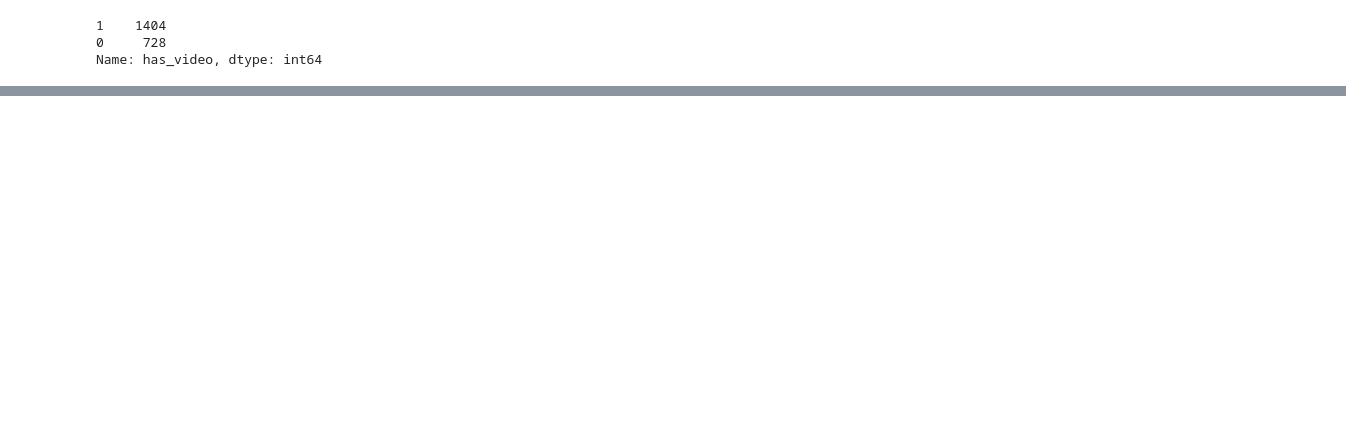
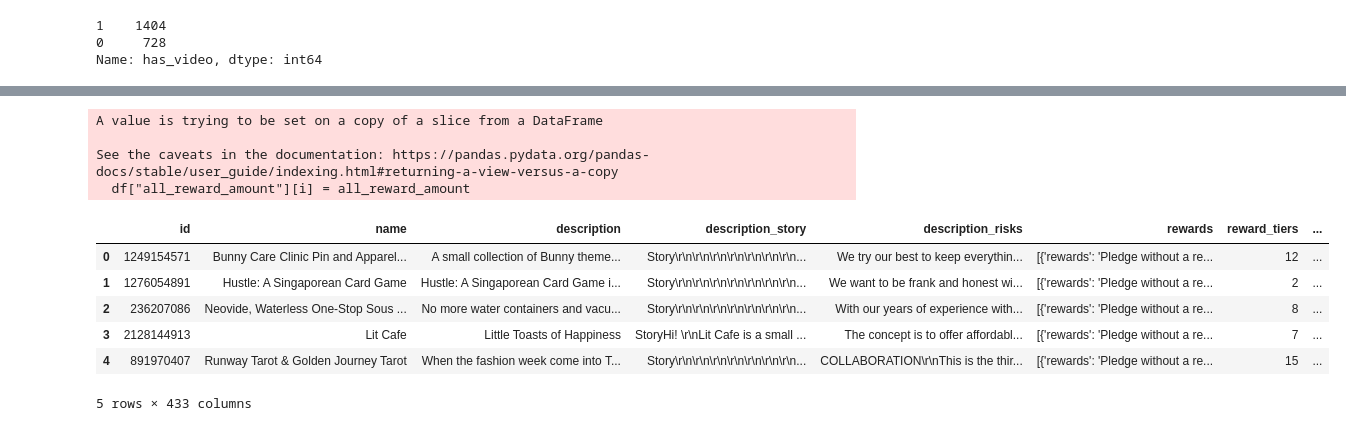
Before and after one commit to bandytan/Kickstarter-Campaign-Success-Predictor, a Jupyter notebook: Feature Engineering.ipynb, the cells around one changed output, grey strips where cells are left out. Cells and saved outputs as stored; diff of their text form; code cells hidden in the pictures; blank space fills up the shorter version.

```diff
--- a/Feature Engineering.ipynb
+++ b/Feature Engineering.ipynb
@@ -78,0 +67,6 @@ Name: 0, dtype: object
+# %%
+class LemmatizeTokenizer(object):
+    def __init__(self):
+        self.lemmatizer = WordNetLemmatizer()
+    def __call__(self, text):
+        return [self.lemmatizer.lemmatize(word) for word in word_tokenize(text)]
@@ -78,0 +234,18 @@ Name: 0, dtype: object
+# %%
+# Create all reward amount feature
+# If lowest reward amount is not 0, the project is either already fully funded or cancelled.
+# Rewards should be sorted in ascending order, any amount to the right and less than the max means reward is no longer available.
+df = create_all_reward_amount(df)
+df.head()
+# %% [output]
+A value is trying to be set on a copy of a slice from a DataFrame
+
+See the caveats in the documentation: https://pandas.pydata.org/pandas-docs/stable/user_guide/indexing.html#returning-a-view-versus-a-copy
+  df["all_reward_amount"][i] = all_reward_amount
+|  | id | name | description | description_story | description_risks | rewards | reward_tiers | ... |
+| 0 | 1249154571 | Bunny Care Clinic Pin and Apparel... | A small collection of Bunny theme... | Story\r\n\r\n\r\n\r\n\r\n\r\n\r\n... | We try our best to keep everythin... | [{'rewards': 'Pledge without a re... | 12 | ... |
+| 1 | 1276054891 | Hustle: A Singaporean Card Game | Hustle: A Singaporean Card Game i... | Story\r\n\r\n\r\n\r\n\r\n\r\n\r\n... | We want to be frank and honest wi... | [{'rewards': 'Pledge without a re... | 2 | ... |
+| 2 | 236207086 | Neovide, Waterless One-Stop Sous ... | No more water containers and vacu... | Story\r\n\r\n\r\n\r\n\r\n\r\n\r\n... | With our years of experience with... | [{'rewards': 'Pledge without a re... | 8 | ... |
+| 3 | 2128144913 | Lit Cafe | Little Toasts of Happiness | StoryHi! \r\nLit Cafe is a small ... | The concept is to offer affordabl... | [{'rewards': 'Pledge without a re... | 7 | ... |
+| 4 | 891970407 | Runway Tarot & Golden Journey Tarot | When the fashion week come into T... | Story\r\n\r\n\r\n\r\n\r\n\r\n\r\n... | COLLABORATION\r\nThis is the thir... | [{'rewards': 'Pledge without a re... | 15 | ... |
+5 rows × 433 columns
```
Also changed, not shown: parts of 16 cells of this notebook, 1 other file.
